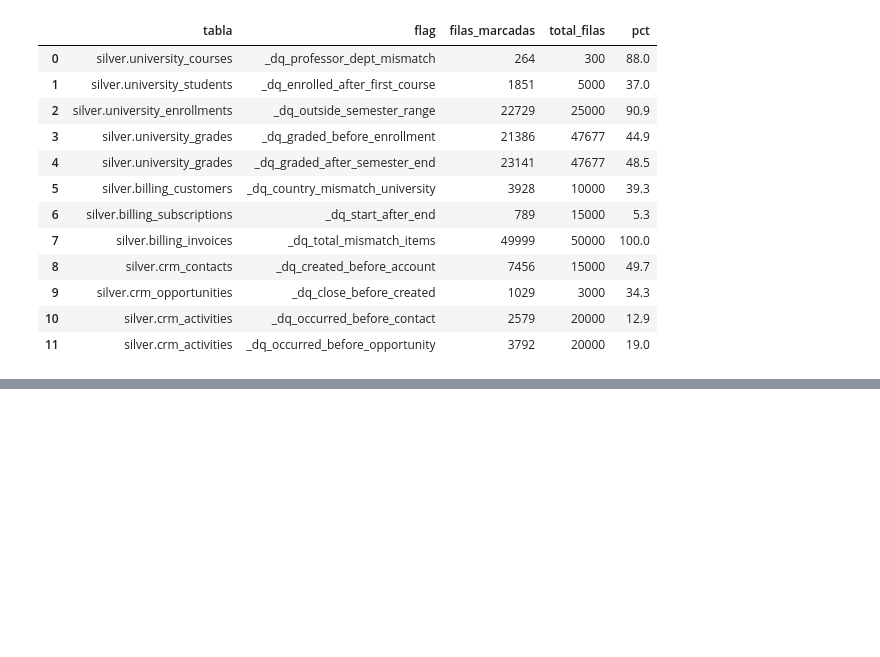
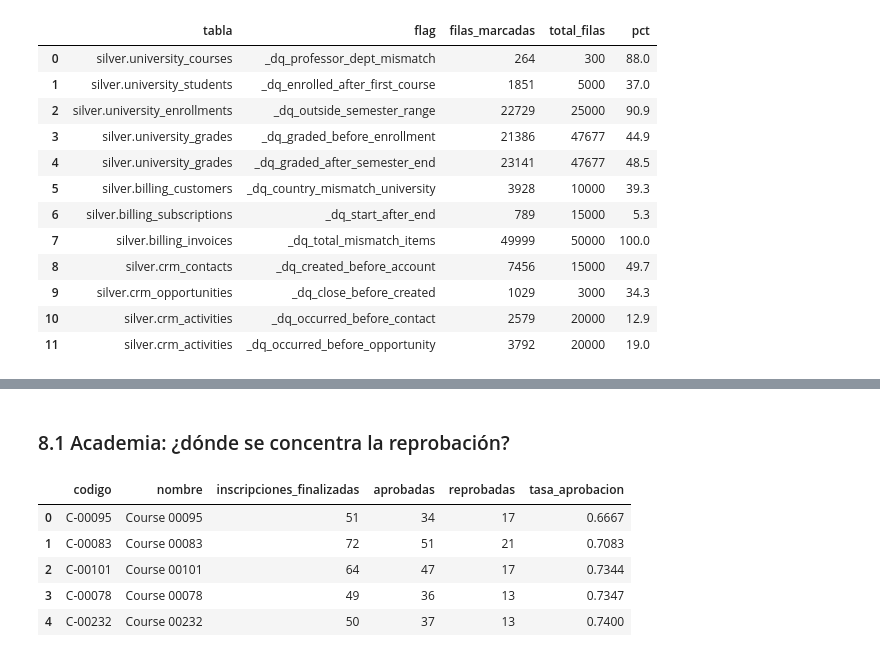
Before and after one commit to americadabeiba/BootCamp-V2, a Jupyter notebook: notebooks/documentacion/documentación.ipynb, the cells around one changed output, grey strips where cells are left out. Cells and saved outputs as stored; diff of their text form; code cells hidden in the pictures; blank space fills up the shorter version.

```diff
--- a/notebooks/documentacion/documentación.ipynb
+++ b/notebooks/documentacion/documentación.ipynb
@@ -327,0 +449,18 @@ df_dq
+# %% [markdown]
+### 8.1 Academia: ¿dónde se concentra la reprobación?
+# %%
+# Los 5 cursos con peor tasa de aprobacion
+query = """
+SELECT codigo, nombre, inscripciones_finalizadas, aprobadas, reprobadas, tasa_aprobacion
+FROM gold.kpi_tasa_aprobacion_curso
+ORDER BY tasa_aprobacion ASC
+LIMIT 5;
+"""
+pd.read_sql(query, engine)
+# %% [output]
+|  | codigo | nombre | inscripciones_finalizadas | aprobadas | reprobadas | tasa_aprobacion |
+| 0 | C-00095 | Course 00095 | 51 | 34 | 17 | 0.6667 |
+| 1 | C-00083 | Course 00083 | 72 | 51 | 21 | 0.7083 |
+| 2 | C-00101 | Course 00101 | 64 | 47 | 17 | 0.7344 |
+| 3 | C-00078 | Course 00078 | 49 | 36 | 13 | 0.7347 |
+| 4 | C-00232 | Course 00232 | 50 | 37 | 13 | 0.7400 |
```
Also changed, not shown: parts of 22 cells of this notebook.
